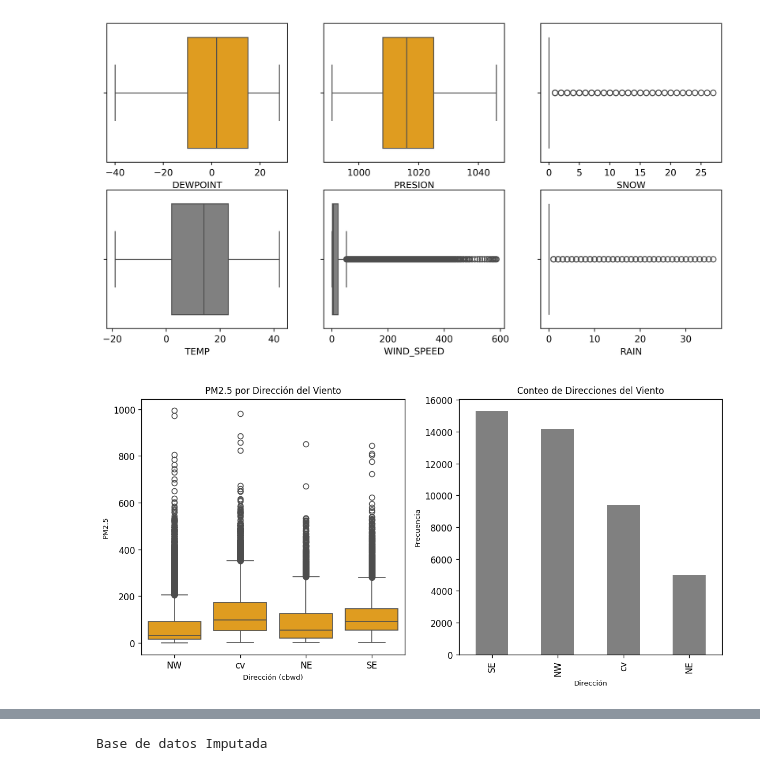
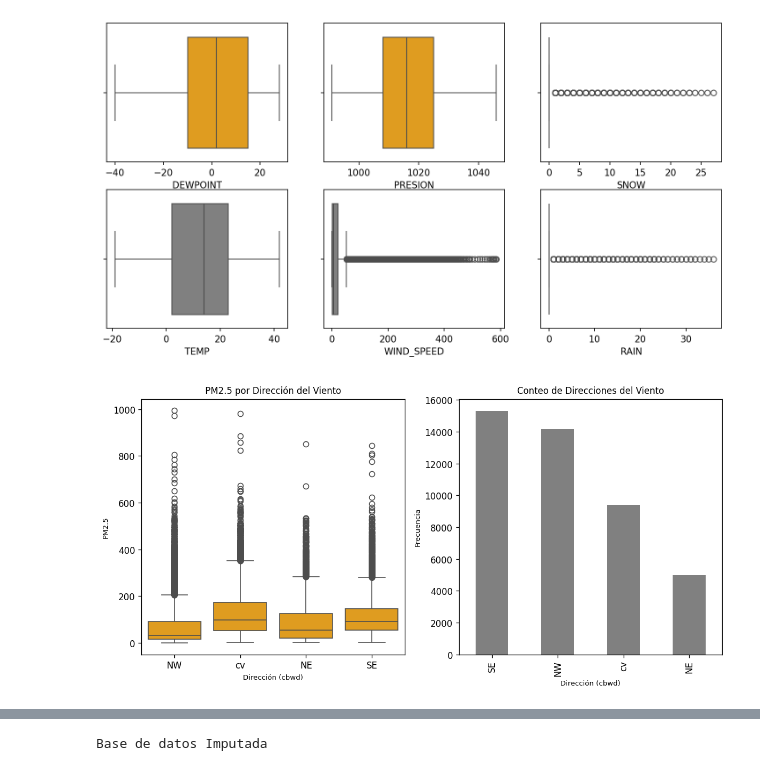
Before and after one commit to gapalfaro-cmyk/Proyecto-de-fin-de-modulo-5---Alfaro-Badillo-Cruz-Perez-Rupit, a Jupyter notebook: Entregable_Tarea_5_1_Alfaro_Cruz_Perez_Rupit_Medea.ipynb, the cells around one changed output, grey strips where cells are left out. Drawn from its saved outputs; the diff is of its cells as text; code cells hidden in the pictures.

```diff
--- a/Entregable_Tarea_5_1_Alfaro_Cruz_Perez_Rupit_Medea.ipynb
+++ b/Entregable_Tarea_5_1_Alfaro_Cruz_Perez_Rupit_Medea.ipynb
@@ -390,7 +390,7 @@ plt.show()
 # %%
 # SERIES DE TIEMPO
 # La recomendación de las series de tiempo (en un mismo figure) para todas las variables
-plt.rcParams["figure.dpi"] = 300
+plt.rcParams["figure.dpi"] = 150
 
 fig, axs = plt.subplots(3,2, figsize=(12,5))
 sns.lineplot(x="FECHA", y="DEWPOINT", data=df, color='orange', linewidth=0.2, ax=axs[0,0])
@@ -408,7 +408,7 @@ plt.show
 # HISTOGRAMA
 # Analisis de outliers para cada variable
 
-plt.rcParams["figure.dpi"] = 500
+plt.rcParams["figure.dpi"] = 150
 
 fig, axs = plt.subplots(2, 3, figsize=(12,6))
 
@@ -428,24 +428,24 @@ plt.show
 # %%
 #GRAFICO DE BARRAS Y GRAFICO  DE CAJA Y BIGOTES
 # Conteo de categorías
 conteo = df['WIND_DIRECTION'].value_counts()
 
 # Crear figura con dos subplots (2 filas, 1 columna)
 fig, axes = plt.subplots(1, 2, figsize=(10, 5), dpi=120)
 
 #Gráfico de caja para ver cómo afecta la dirección del viento o su calma ('cbwd') a los valores de PM2.5
 sns.boxplot(x='WIND_DIRECTION', y='PM25', color='orange', data=df, ax=axes[0])
 axes[0].set_title('PM2.5 por Dirección del Viento', fontsize=10)
 axes[0].set_xlabel('Dirección (cbwd)', fontsize=8)
 axes[0].set_ylabel('PM2.5', fontsize=8)
 
 # --- Gráfico de barras ---
 conteo.plot(kind='bar', color='grey', ax=axes[1])
 axes[1].set_title("Conteo de Direcciones del Viento", fontsize=10)
-axes[1].set_xlabel("Dirección", fontsize=8)
+axes[1].set_xlabel("Dirección (cbwd)", fontsize=8)
 axes[1].set_ylabel("Frecuencia", fontsize=8)
 
 plt.tight_layout()
 plt.show()
 # %% [output]
-[figure, old version]
+[figure, new version]
```
Also changed, not shown: parts of 23 cells of this notebook.
